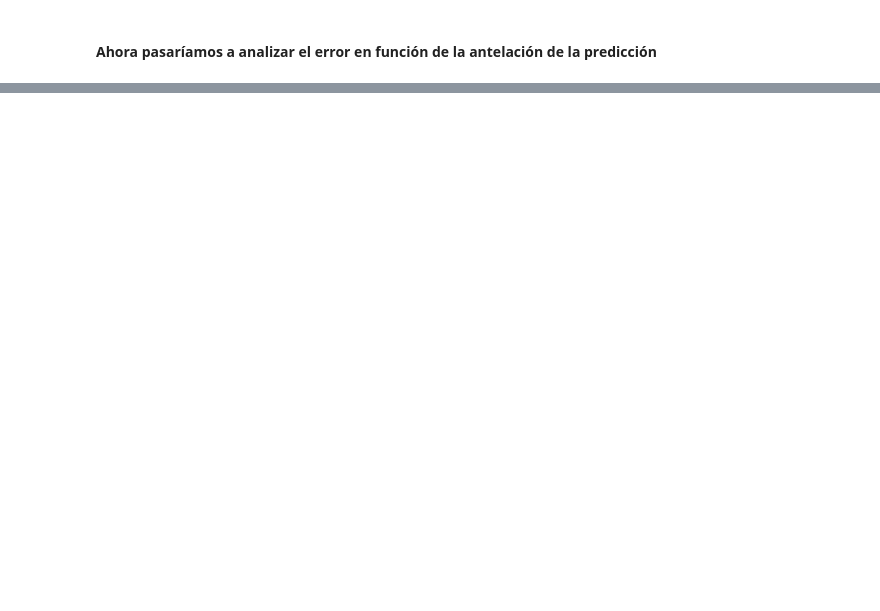
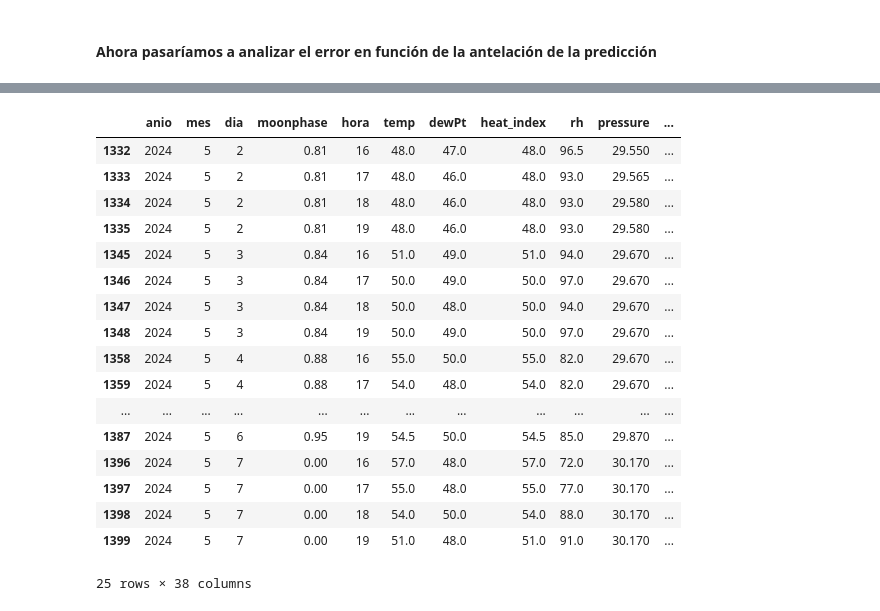
Before and after one commit to MarioBaldocchi/PD, a Jupyter notebook: forecasts/evaluacion.ipynb, the cells around one changed output, grey strips where cells are left out. Cells and saved outputs as stored; diff of their text form; code cells hidden in the pictures; blank space fills up the shorter version.

```diff
--- a/forecasts/evaluacion.ipynb
+++ b/forecasts/evaluacion.ipynb
@@ -153,0 +260,4 @@ Text(0.5, 0, 'TRUE (metros)')
+# %%
+df_2024 = pd.read_parquet("../clean/df_2024.parquet")
+
+df_forecast = pd.read_csv('../clean/forecast_merged.csv')
@@ -153,0 +303,24 @@ Text(0.5, 0, 'TRUE (metros)')
+# %%
+#Seleccionamos únicamente los datos reales que coinciden con las predicciones.
+# Como los datos reales acaban un poco antes que las predicciones no hace falta acotar por encima
+X_obs_reales = df_2024[(df_2024.hora >= 16)&(df_2024.dia >= 2)&(df_2024.mes >= 5)&(df_2024.anio >= 2024)]
+X_obs_reales
+# %% [output]
+|  | anio | mes | dia | moonphase | hora | temp | dewPt | heat_index | rh | pressure | ... |
+| 1332 | 2024 | 5 | 2 | 0.81 | 16 | 48.0 | 47.0 | 48.0 | 96.5 | 29.550 | ... |
+| 1333 | 2024 | 5 | 2 | 0.81 | 17 | 48.0 | 46.0 | 48.0 | 93.0 | 29.565 | ... |
+| 1334 | 2024 | 5 | 2 | 0.81 | 18 | 48.0 | 46.0 | 48.0 | 93.0 | 29.580 | ... |
+| 1335 | 2024 | 5 | 2 | 0.81 | 19 | 48.0 | 46.0 | 48.0 | 93.0 | 29.580 | ... |
+| 1345 | 2024 | 5 | 3 | 0.84 | 16 | 51.0 | 49.0 | 51.0 | 94.0 | 29.670 | ... |
+| 1346 | 2024 | 5 | 3 | 0.84 | 17 | 50.0 | 49.0 | 50.0 | 97.0 | 29.670 | ... |
+| 1347 | 2024 | 5 | 3 | 0.84 | 18 | 50.0 | 48.0 | 50.0 | 94.0 | 29.670 | ... |
+| 1348 | 2024 | 5 | 3 | 0.84 | 19 | 50.0 | 49.0 | 50.0 | 97.0 | 29.670 | ... |
+| 1358 | 2024 | 5 | 4 | 0.88 | 16 | 55.0 | 50.0 | 55.0 | 82.0 | 29.670 | ... |
+| 1359 | 2024 | 5 | 4 | 0.88 | 17 | 54.0 | 48.0 | 54.0 | 82.0 | 29.670 | ... |
+| ... | ... | ... | ... | ... | ... | ... | ... | ... | ... | ... | ... |
+| 1387 | 2024 | 5 | 6 | 0.95 | 19 | 54.5 | 50.0 | 54.5 | 85.0 | 29.870 | ... |
+| 1396 | 2024 | 5 | 7 | 0.00 | 16 | 57.0 | 48.0 | 57.0 | 72.0 | 30.170 | ... |
+| 1397 | 2024 | 5 | 7 | 0.00 | 17 | 55.0 | 48.0 | 55.0 | 77.0 | 30.170 | ... |
+| 1398 | 2024 | 5 | 7 | 0.00 | 18 | 54.0 | 50.0 | 54.0 | 88.0 | 30.170 | ... |
+| 1399 | 2024 | 5 | 7 | 0.00 | 19 | 51.0 | 48.0 | 51.0 | 91.0 | 30.170 | ... |
+25 rows × 38 columns
```
Also changed, not shown: parts of 35 cells of this notebook.
